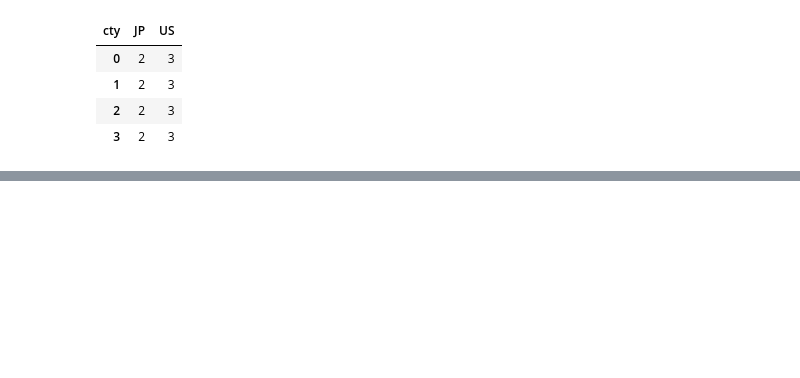
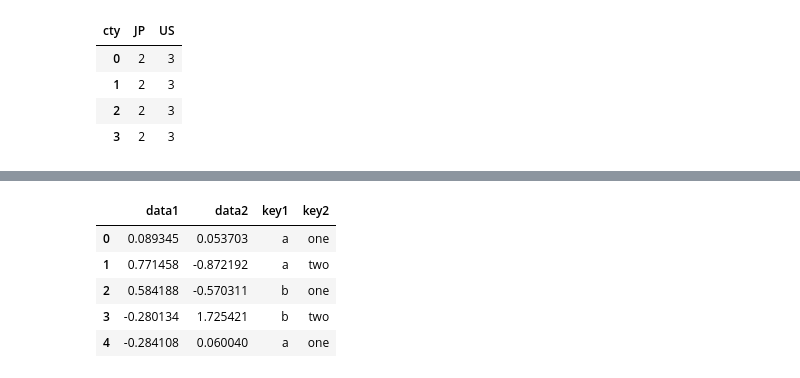
Before and after one commit to zzhhoubin/pydata, a Jupyter notebook: pandas.ipynb, the cells around one changed output, grey strips where cells are left out. Cells and saved outputs as stored; diff of their text form; code cells hidden in the pictures; blank space fills up the shorter version.

```diff
--- a/pandas.ipynb
+++ b/pandas.ipynb
@@ -2303,0 +2316,13 @@ hier_df.groupby(level='cty', axis=1).count()
+# %%
+df = pd.DataFrame({'key1' : ['a', 'a', 'b', 'b', 'a'],
+                   'key2' : ['one', 'two', 'one', 'two', 'one'],
+                   'data1' : np.random.randn(5),
+                   'data2' : np.random.randn(5)})
+df
+# %% [output]
+|  | data1 | data2 | key1 | key2 |
+| 0 | 0.089345 | 0.053703 | a | one |
+| 1 | 0.771458 | -0.872192 | a | two |
+| 2 | 0.584188 | -0.570311 | b | one |
+| 3 | -0.280134 | 1.725421 | b | two |
+| 4 | -0.284108 | 0.060040 | a | one |
```
Also changed, not shown: parts of 65 cells of this notebook.
